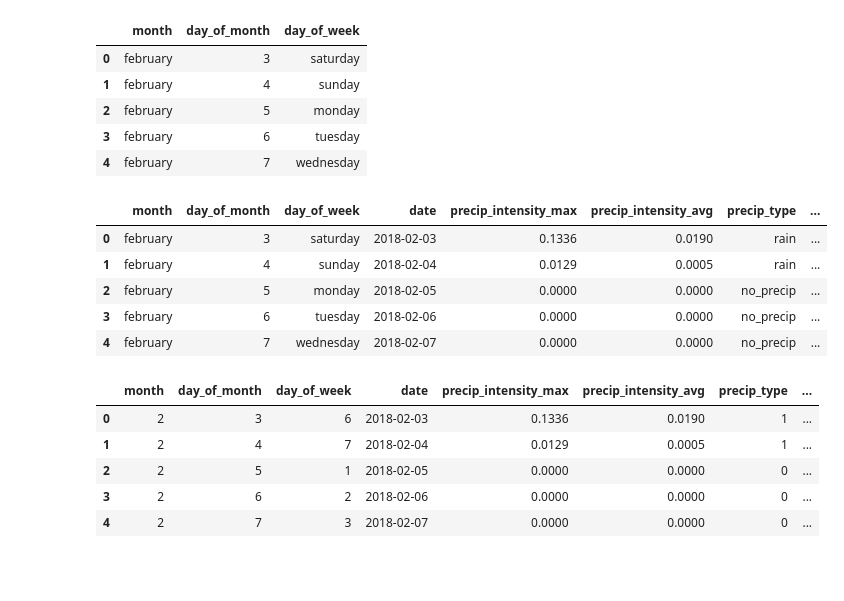
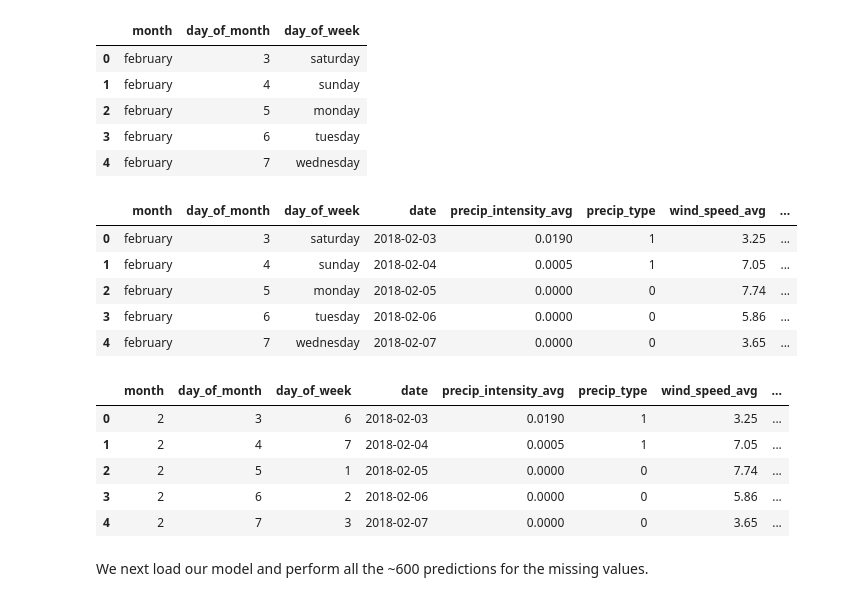
Before and after one commit to souper-streetwise/predictive-model, a Jupyter notebook: src/data_analysis.ipynb, the cells around one changed output. Saved outputs shown, nothing was run; the diff lists cells and outputs as text; code cells hidden in the pictures; blank space fills up the shorter version.

```diff
--- a/src/data_analysis.ipynb
+++ b/src/data_analysis.ipynb
@@ -11,0 +16,4 @@ plt.style.use('ggplot')
+# %%
+weather_df = pd.read_csv(get_path('data') / 'weather_data.tsv', sep = '\t')
+weather_df['precip_type'] = weather_df['precip_type'].map(precip_type)
+weather_df.head()
@@ -11,0 +56,9 @@ plt.style.use('ggplot')
+# %%
+features = ['precip_intensity_avg', 'precip_type', 'wind_speed_avg', 'temp_avg', 'humidity']
+final_feat_df = weather_df.copy()[features]
+f = plt.figure(figsize = (8, 5))
+plt.matshow(final_feat_df.corr(), fignum = f.number, cmap = 'coolwarm', vmin = -1, vmax = 1)
+plt.xticks(range(final_feat_df.shape[1]), final_feat_df.columns, fontsize=14, rotation=90)
+plt.yticks(range(final_feat_df.shape[1]), final_feat_df.columns, fontsize=14)
+cb = plt.colorbar()
+cb.ax.tick_params(labelsize=14)
@@ -81,28 +205,28 @@ date_df.head()
 | 3 | february | 6 | tuesday |
 | 4 | february | 7 | wednesday |
 # %%
-pred_df = pd.concat([date_df, weather_df], axis = 1)
-prediction_features = [col for col in list(pred_df.columns) if col != 'date']
-pred_df.head()
+feat_df = pd.concat([date_df, weather_df[['date'] + features]], axis = 1)
+feat_df.head()
 # %% [output]
-|  | month | day_of_month | day_of_week | date | precip_intensity_max | precip_intensity_avg | precip_type | ... |
-| 0 | february | 3 | saturday | 2018-02-03 | 0.1336 | 0.0190 | rain | ... |
-| 1 | february | 4 | sunday | 2018-02-04 | 0.0129 | 0.0005 | rain | ... |
-| 2 | february | 5 | monday | 2018-02-05 | 0.0000 | 0.0000 | no_precip | ... |
-| 3 | february | 6 | tuesday | 2018-02-06 | 0.0000 | 0.0000 | no_precip | ... |
-| 4 | february | 7 | wednesday | 2018-02-07 | 0.0000 | 0.0000 | no_precip | ... |
+|  | month | day_of_month | day_of_week | date | precip_intensity_avg | precip_type | wind_speed_avg | ... |
+| 0 | february | 3 | saturday | 2018-02-03 | 0.0190 | 1 | 3.25 | ... |
+| 1 | february | 4 | sunday | 2018-02-04 | 0.0005 | 1 | 7.05 | ... |
+| 2 | february | 5 | monday | 2018-02-05 | 0.0000 | 0 | 7.74 | ... |
+| 3 | february | 6 | tuesday | 2018-02-06 | 0.0000 | 0 | 5.86 | ... |
+| 4 | february | 7 | wednesday | 2018-02-07 | 0.0000 | 0 | 3.65 | ... |
 # %%
-pred_df['month'] = pred_df['month'].map(month)
-pred_df['day_of_week'] = pred_df['day_of_week'].map(day_of_week)
-pred_df['precip_type'] = pred_df['precip_type'].map(precip_type)
-pred_df.head()
+feat_df['month'] = feat_df['month'].map(month)
+feat_df['day_of_week'] = feat_df['day_of_week'].map(day_of_week)
+feat_df.head()
 # %% [output]
-|  | month | day_of_month | day_of_week | date | precip_intensity_max | precip_intensity_avg | precip_type | ... |
-| 0 | 2 | 3 | 6 | 2018-02-03 | 0.1336 | 0.0190 | 1 | ... |
-| 1 | 2 | 4 | 7 | 2018-02-04 | 0.0129 | 0.0005 | 1 | ... |
-| 2 | 2 | 5 | 1 | 2018-02-05 | 0.0000 | 0.0000 | 0 | ... |
-| 3 | 2 | 6 | 2 | 2018-02-06 | 0.0000 | 0.0000 | 0 | ... |
-| 4 | 2 | 7 | 3 | 2018-02-07 | 0.0000 | 0.0000 | 0 | ... |
+|  | month | day_of_month | day_of_week | date | precip_intensity_avg | precip_type | wind_speed_avg | ... |
+| 0 | 2 | 3 | 6 | 2018-02-03 | 0.0190 | 1 | 3.25 | ... |
+| 1 | 2 | 4 | 7 | 2018-02-04 | 0.0005 | 1 | 7.05 | ... |
+| 2 | 2 | 5 | 1 | 2018-02-05 | 0.0000 | 0 | 7.74 | ... |
+| 3 | 2 | 6 | 2 | 2018-02-06 | 0.0000 | 0 | 5.86 | ... |
+| 4 | 2 | 7 | 3 | 2018-02-07 | 0.0000 | 0 | 3.65 | ... |
+# %% [markdown]
+We next load our model and perform all the ~600 predictions for the missing values.
 # %%
 model = load_model_data()['model']
 model
```
Also changed, not shown: parts of 41 cells of this notebook.
